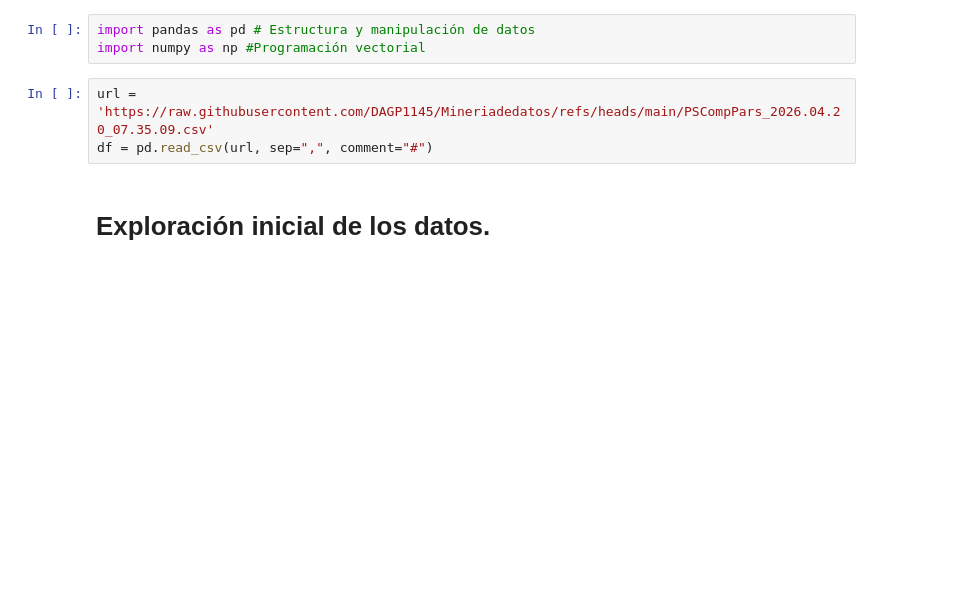
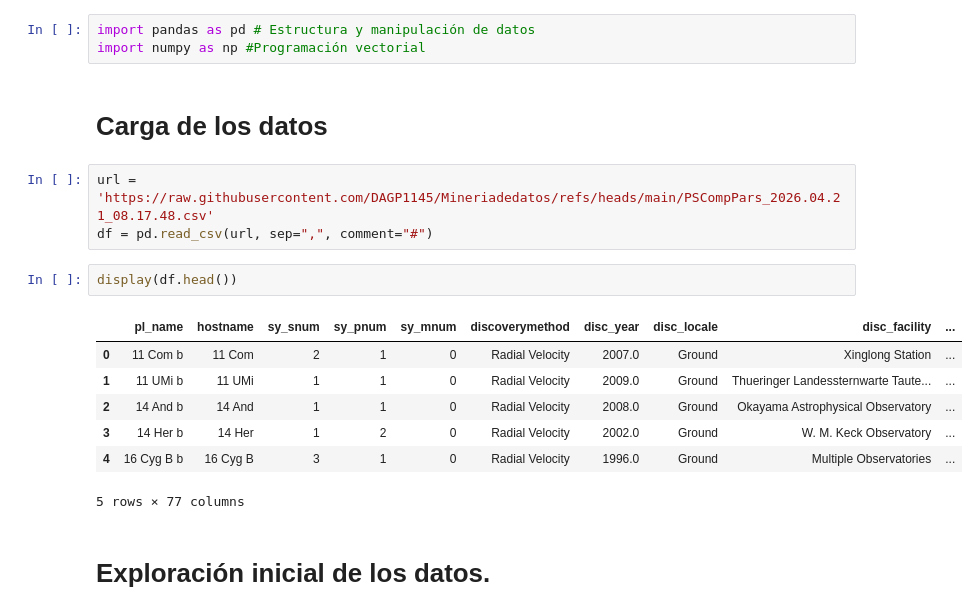
Before and after one commit to DAGP1145/Mineriadedatos, a Jupyter notebook: Mineria_De_Datos.ipynb, the cells around one changed output. Saved outputs shown, nothing was run; the diff lists cells and outputs as text; blank space fills up the shorter version.

```diff
--- a/Mineria_De_Datos.ipynb
+++ b/Mineria_De_Datos.ipynb
@@ -15,8 +15,20 @@ Se seleccionó la tabla de Parámetros Compuestos, ya que proporciona una única
 # %%
 import pandas as pd # Estructura y manipulación de datos
 import numpy as np #Programación vectorial
+# %% [markdown]
+# Carga de los datos
 # %%
-url = 'https://raw.githubusercontent.com/DAGP1145/Mineriadedatos/refs/heads/main/PSCompPars_2026.04.20_07.35.09.csv'
+url = 'https://raw.githubusercontent.com/DAGP1145/Mineriadedatos/refs/heads/main/PSCompPars_2026.04.21_08.17.48.csv'
 df = pd.read_csv(url, sep=",", comment="#")
+# %%
+display(df.head())
+# %% [output]
+|  | pl_name | hostname | sy_snum | sy_pnum | sy_mnum | discoverymethod | disc_year | disc_locale | disc_facility | ... |
+| 0 | 11 Com b | 11 Com | 2 | 1 | 0 | Radial Velocity | 2007.0 | Ground | Xinglong Station | ... |
+| 1 | 11 UMi b | 11 UMi | 1 | 1 | 0 | Radial Velocity | 2009.0 | Ground | Thueringer Landessternwarte Taute... | ... |
+| 2 | 14 And b | 14 And | 1 | 1 | 0 | Radial Velocity | 2008.0 | Ground | Okayama Astrophysical Observatory | ... |
+| 3 | 14 Her b | 14 Her | 1 | 2 | 0 | Radial Velocity | 2002.0 | Ground | W. M. Keck Observatory | ... |
+| 4 | 16 Cyg B b | 16 Cyg B | 3 | 1 | 0 | Radial Velocity | 1996.0 | Ground | Multiple Observatories | ... |
+5 rows × 77 columns
 # %% [markdown]
 # Exploración inicial de los datos.
```
Also changed, not shown: parts of 18 cells of this notebook.
